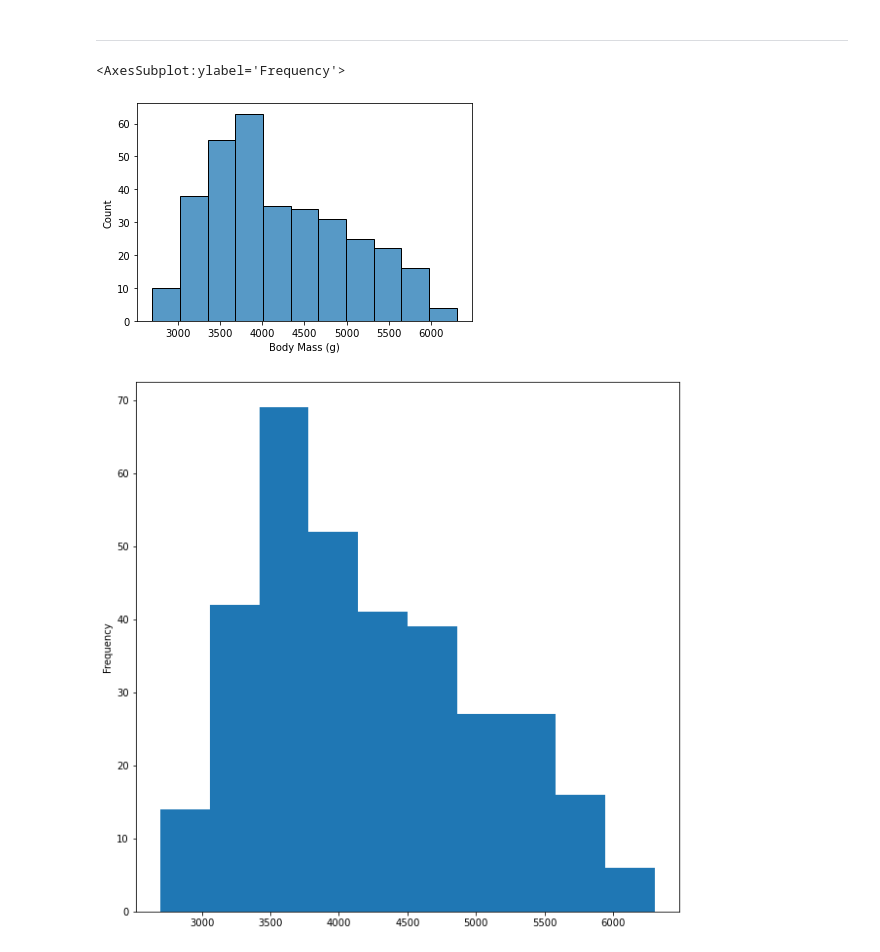
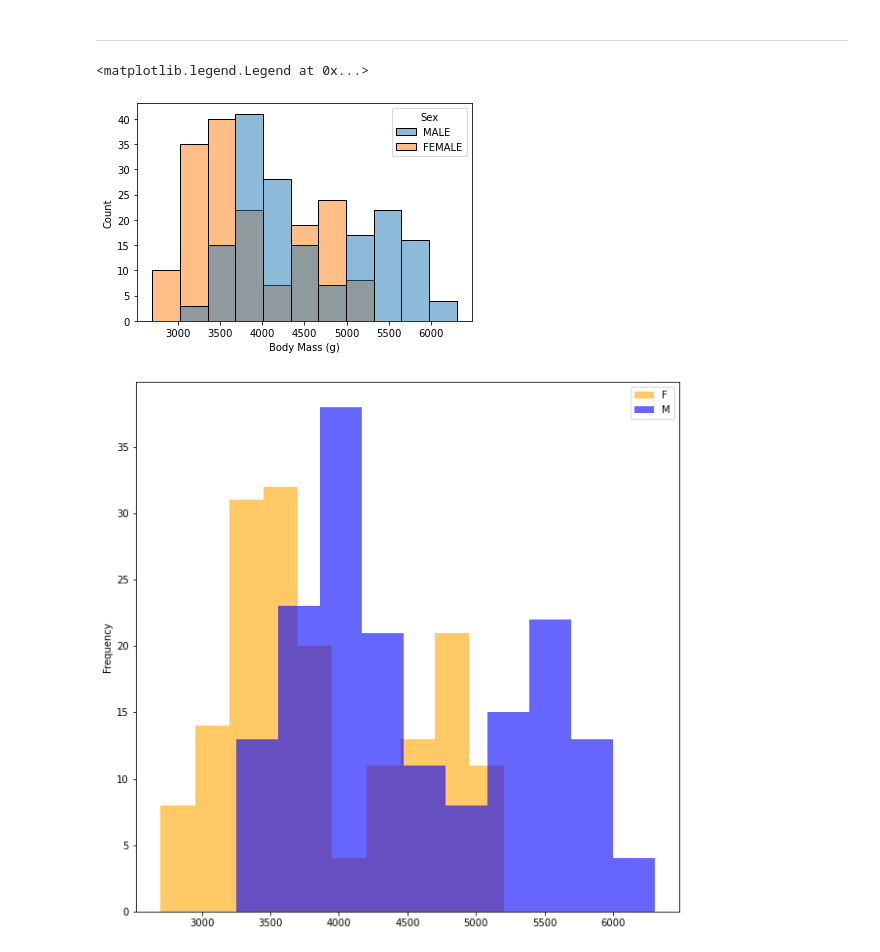
Before and after one commit to the-Hull/p045_spiced_projects, a Jupyter notebook: 01_week/exercises/1_7_plotting_penguins_exercise.ipynb, the cells around one changed output. Drawn from its saved outputs; the diff is of its cells as text; code cells hidden in the pictures.

```diff
--- a/01_week/exercises/1_7_plotting_penguins_exercise.ipynb
+++ b/01_week/exercises/1_7_plotting_penguins_exercise.ipynb
@@ -19,7 +19,7 @@ https://github.com/allisonhorst/palmerpenguins
 # %%
 import pandas as pd
 # Load data from the file: "penguins.csv"
-df = pd.read_csv("../../01_data/penguins_simple.csv", sep = ";")
+df = pd.read_csv("../../../01_data/penguins_simple.csv", sep = ";")
 # %%
 # Look at the shape
 df.shape
@@ -137,13 +137,16 @@ import seaborn as sns
 # %%
 sns.histplot(
     data = df,
-    x = 'Body Mass (g)'
+    x = 'Body Mass (g)',
+    hue = 'Sex'
 )
 
 plt.figure(figsize = (10,10))
 
-df.loc[:, 'Body Mass (g)'].plot.hist()
+df.loc[df.Sex == 'FEMALE', 'Body Mass (g)'].plot.hist(label = 'F', color = "orange", alpha = 0.6)
+df.loc[df.Sex == 'MALE', 'Body Mass (g)'].plot.hist(label = 'M', color = "blue", alpha = 0.6)
+plt.legend()
 # %% [output]
-<AxesSubplot:ylabel='Frequency'>
+<matplotlib.legend.Legend at 0x...>
-[figure, old version]
+[figure, new version]
-[figure, old version]
+[figure, new version]
```
Also changed, not shown: parts of 1 cell of this notebook, 3 other files.
